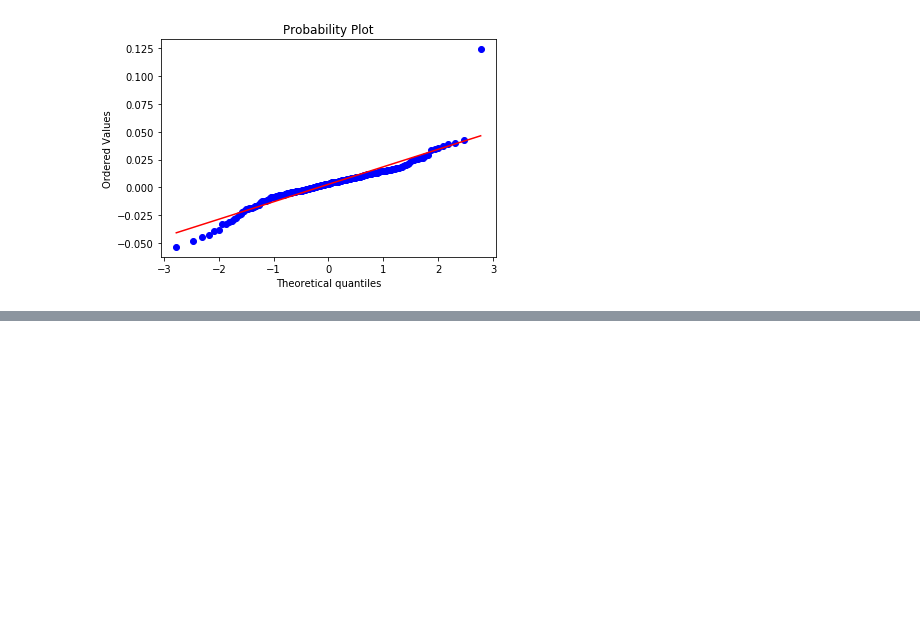
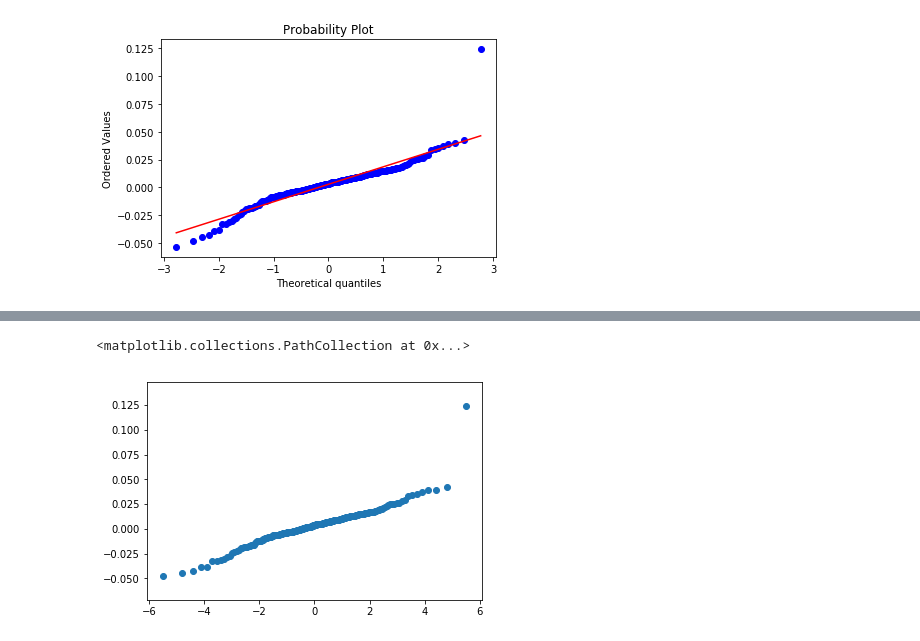
Before and after one commit to ZiyueNie/FM, a Jupyter notebook: project1.ipynb, the cells around one changed output, grey strips where cells are left out. Saved outputs shown, nothing was run; the diff lists cells and outputs as text; code cells hidden in the pictures; blank space fills up the shorter version.

```diff
--- a/project1.ipynb
+++ b/project1.ipynb
@@ -92,0 +106,6 @@ plt.show()
+# %%
+x_label = stats.logistic.ppf(yvals)
+plt.scatter(x_label, sorted_)
+# %% [output]
+<matplotlib.collections.PathCollection at 0x...>
+[figure, added]
```
Also changed, not shown: parts of 2 cells of this notebook.
